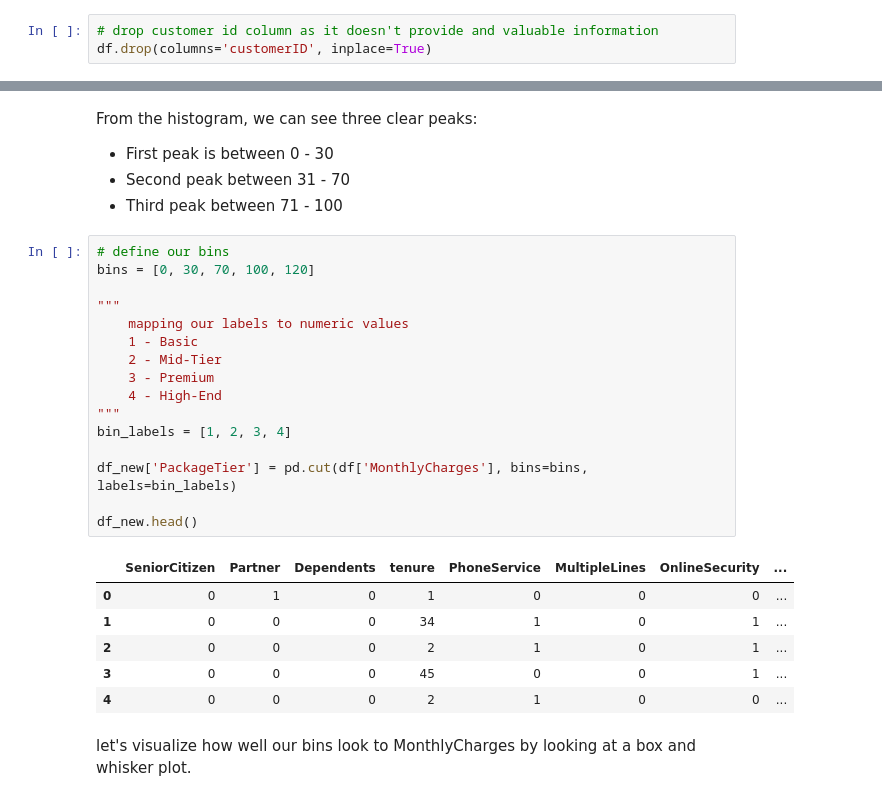
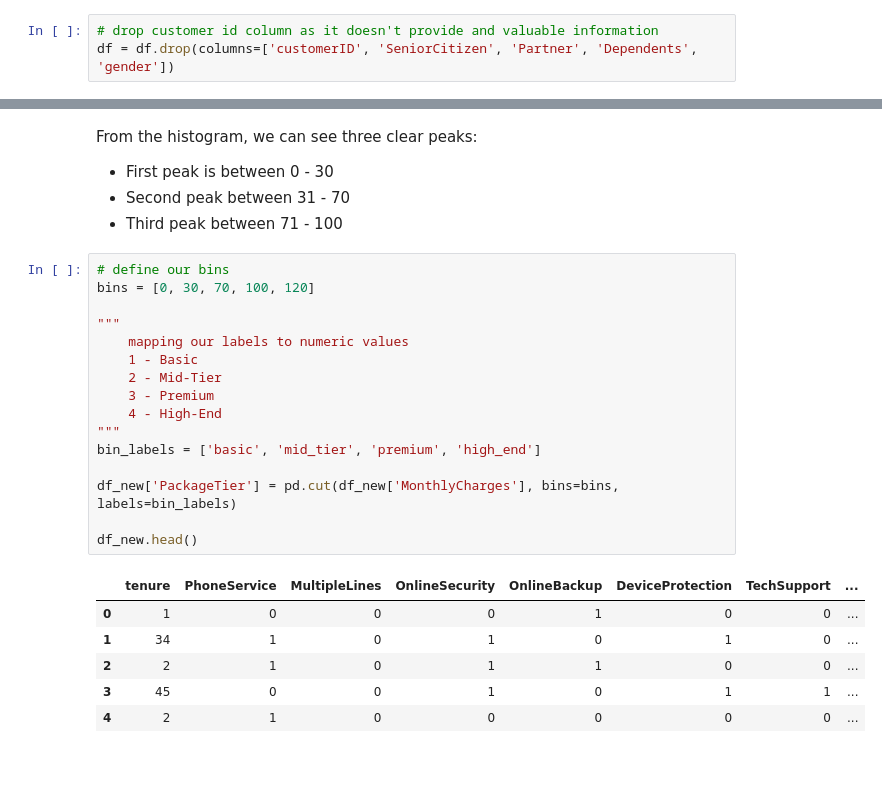
Before and after one commit to jacktorrealba/customer-churn, a Jupyter notebook: notebooks/03_feature_engineering.ipynb, the cells around one changed output, grey strips where cells are left out. Cells and saved outputs as stored; diff of their text form; blank space fills up the shorter version.

```diff
--- a/notebooks/03_feature_engineering.ipynb
+++ b/notebooks/03_feature_engineering.ipynb
@@ -33,3 +32,3 @@ Dataset shape: (7043, 28)
 # %%
 # drop customer id column as it doesn't provide and valuable information
-df.drop(columns='customerID', inplace=True)
+df = df.drop(columns=['customerID', 'SeniorCitizen', 'Partner', 'Dependents', 'gender'])
@@ -95,25 +108,23 @@ From the histogram, we can see three clear peaks:
 # %%
 # define our bins
 bins = [0, 30, 70, 100, 120]
 
 """
     mapping our labels to numeric values
     1 - Basic
     2 - Mid-Tier
     3 - Premium
     4 - High-End
 """
-bin_labels = [1, 2, 3, 4]
+bin_labels = ['basic', 'mid_tier', 'premium', 'high_end']
 
-df_new['PackageTier'] = pd.cut(df['MonthlyCharges'], bins=bins, labels=bin_labels)
+df_new['PackageTier'] = pd.cut(df_new['MonthlyCharges'], bins=bins, labels=bin_labels)
 
 df_new.head()
 # %% [output]
-|  | SeniorCitizen | Partner | Dependents | tenure | PhoneService | MultipleLines | OnlineSecurity | ... |
-| 0 | 0 | 1 | 0 | 1 | 0 | 0 | 0 | ... |
-| 1 | 0 | 0 | 0 | 34 | 1 | 0 | 1 | ... |
-| 2 | 0 | 0 | 0 | 2 | 1 | 0 | 1 | ... |
-| 3 | 0 | 0 | 0 | 45 | 0 | 0 | 1 | ... |
-| 4 | 0 | 0 | 0 | 2 | 1 | 0 | 0 | ... |
+|  | tenure | PhoneService | MultipleLines | OnlineSecurity | OnlineBackup | DeviceProtection | TechSupport | ... |
+| 0 | 1 | 0 | 0 | 0 | 1 | 0 | 0 | ... |
+| 1 | 34 | 1 | 0 | 1 | 0 | 1 | 0 | ... |
+| 2 | 2 | 1 | 0 | 1 | 1 | 0 | 0 | ... |
+| 3 | 45 | 0 | 0 | 1 | 0 | 1 | 1 | ... |
+| 4 | 2 | 1 | 0 | 0 | 0 | 0 | 0 | ... |
-# %% [markdown]
-let's visualize how well our bins look to MonthlyCharges by looking at a box and whisker plot.
```
Also changed, not shown: parts of 22 cells of this notebook, 3 other files.
